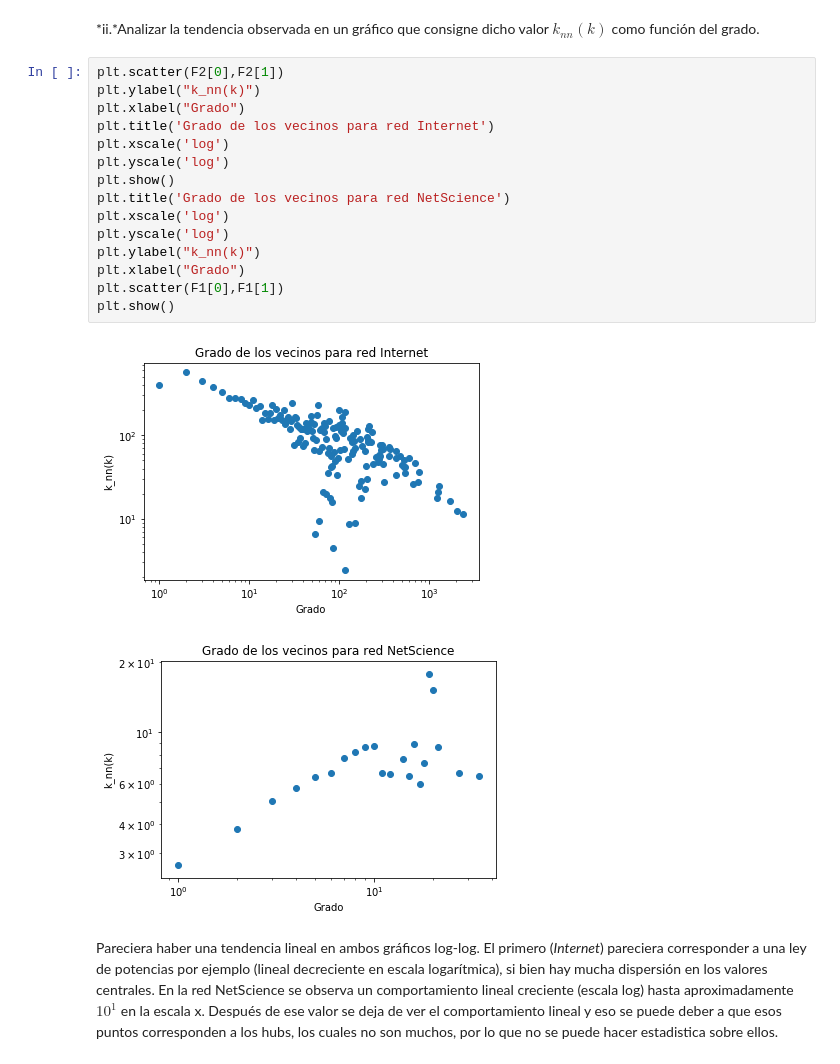
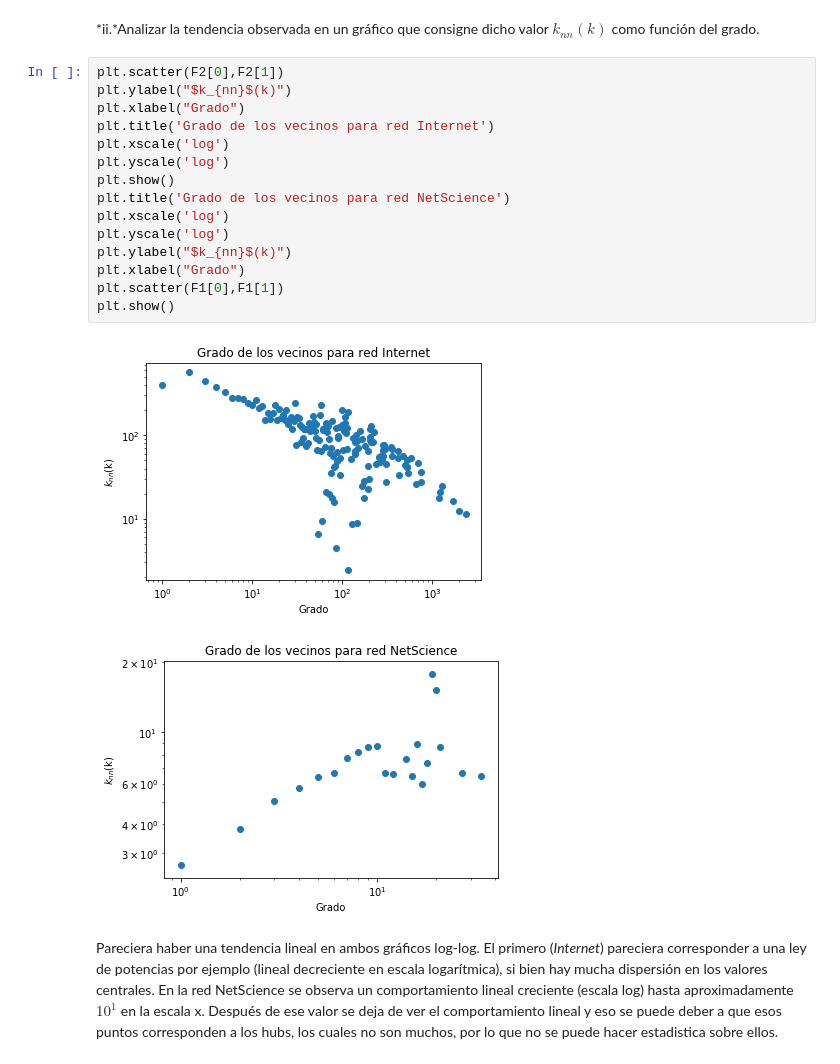
Before and after one commit to vms10/redestcs, a Jupyter notebook: Ejercicio4.ipynb, the cells around one changed output. Cells and saved outputs as stored; diff of their text form.

```diff
--- a/Ejercicio4.ipynb
+++ b/Ejercicio4.ipynb
@@ -71,22 +72,22 @@ F2=k_vec(G) #red Internet
 *ii.*Analizar la tendencia observada en un gráfico que consigne dicho valor $k_{nn}(k)$ como función del grado.
 # %%
 plt.scatter(F2[0],F2[1])
-plt.ylabel("k_nn(k)")
+plt.ylabel("$k_{nn}$(k)")
 plt.xlabel("Grado")
 plt.title('Grado de los vecinos para red Internet')
 plt.xscale('log')
 plt.yscale('log')
 plt.show()
 plt.title('Grado de los vecinos para red NetScience')
 plt.xscale('log')
 plt.yscale('log')
-plt.ylabel("k_nn(k)")
+plt.ylabel("$k_{nn}$(k)")
 plt.xlabel("Grado")
 plt.scatter(F1[0],F1[1])
 plt.show()
 # %% [output]
-[figure, old version]
+[figure, new version]
-[figure, old version]
+[figure, new version]
 # %% [markdown]
 Pareciera haber una tendencia lineal en ambos gráficos log-log. El primero (*Internet*) pareciera corresponder a una ley de potencias por ejemplo (lineal decreciente en escala logarítmica), si bien hay mucha dispersión en los valores centrales. En la red NetScience se observa un comportamiento lineal creciente (escala log) hasta aproximadamente $10^1$ en la escala x. Después de ese valor se deja de ver el comportamiento lineal y eso se puede deber a que esos puntos corresponden a los hubs, los cuales no son muchos, por lo que no se puede hacer estadistica sobre ellos.
 # %% [markdown]
```
Also changed, not shown: parts of 12 cells of this notebook.
